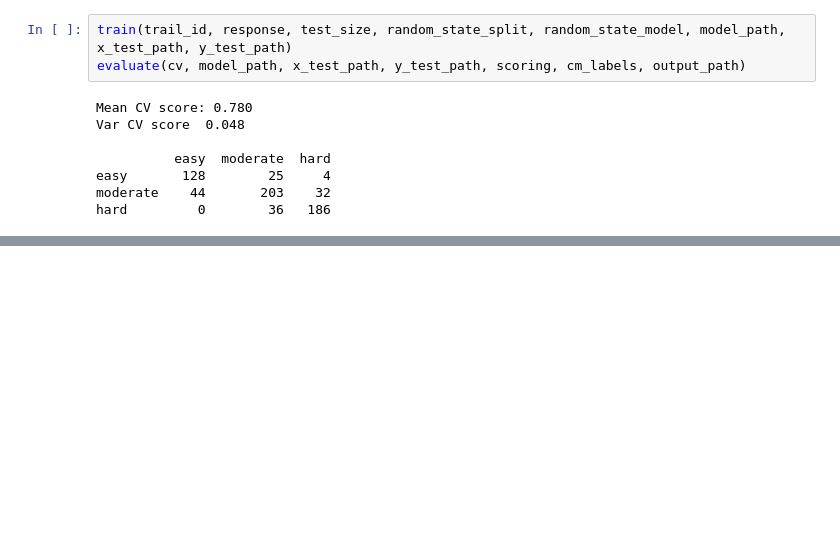
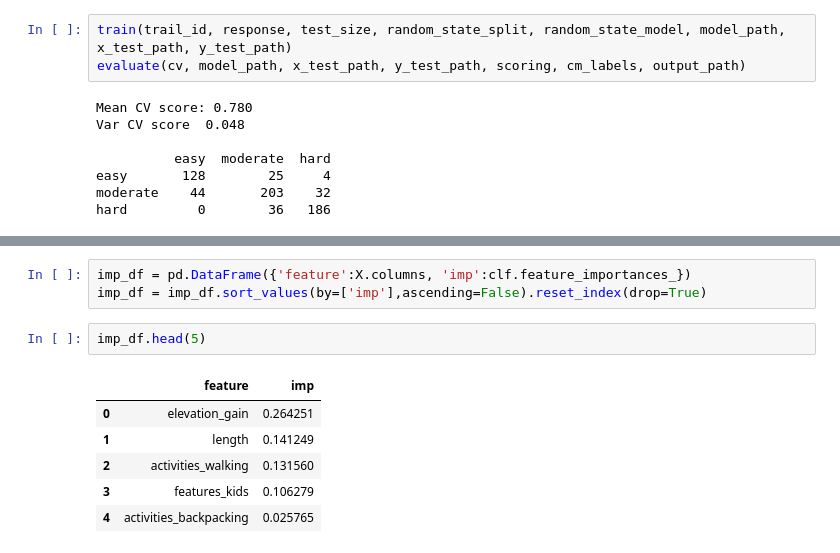
Before and after one commit to MSIA/2021-msia423-chang-christina-project, a Jupyter notebook: notebooks/develop/model.ipynb, the cells around one changed output, grey strips where cells are left out. Cells and saved outputs as stored; diff of their text form; blank space fills up the shorter version.

```diff
--- a/notebooks/develop/model.ipynb
+++ b/notebooks/develop/model.ipynb
@@ -112,0 +137,12 @@ RandomForestClassifier(n_estimators=10, random_state=0)
+# %%
+imp_df = pd.DataFrame({'feature':X.columns, 'imp':clf.feature_importances_})
+imp_df = imp_df.sort_values(by=['imp'],ascending=False).reset_index(drop=True)
+# %%
+imp_df.head(5)
+# %% [output]
+|  | feature | imp |
+| 0 | elevation_gain | 0.264251 |
+| 1 | length | 0.141249 |
+| 2 | activities_walking | 0.131560 |
+| 3 | features_kids | 0.106279 |
+| 4 | activities_backpacking | 0.025765 |
```
Also changed, not shown: parts of 4 cells of this notebook, 2 other files.
